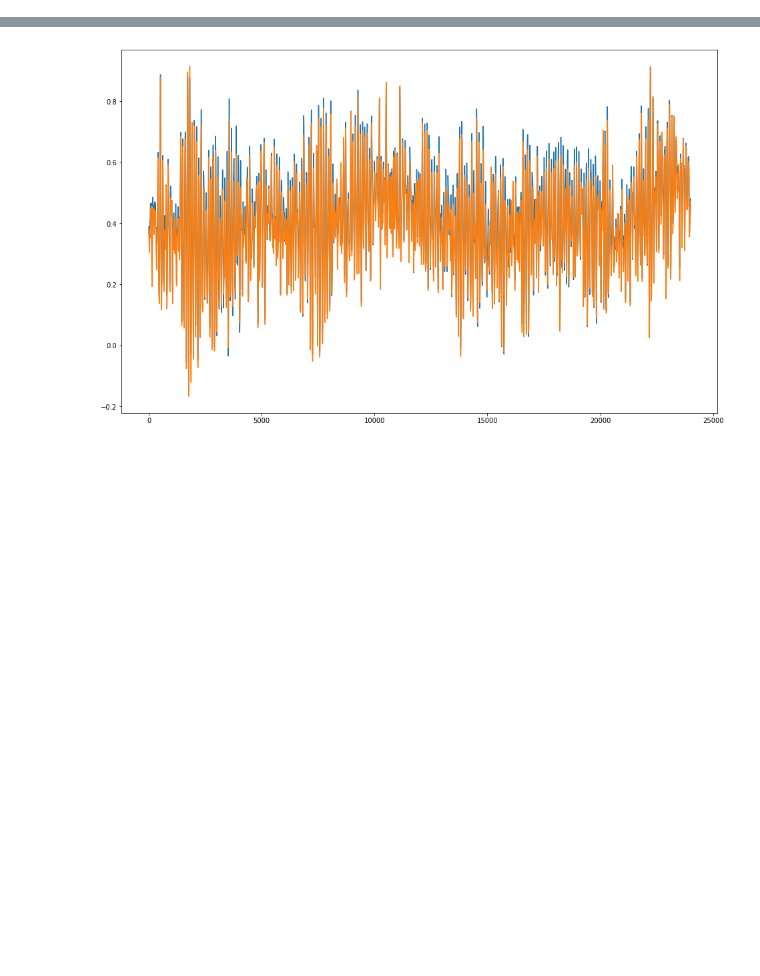
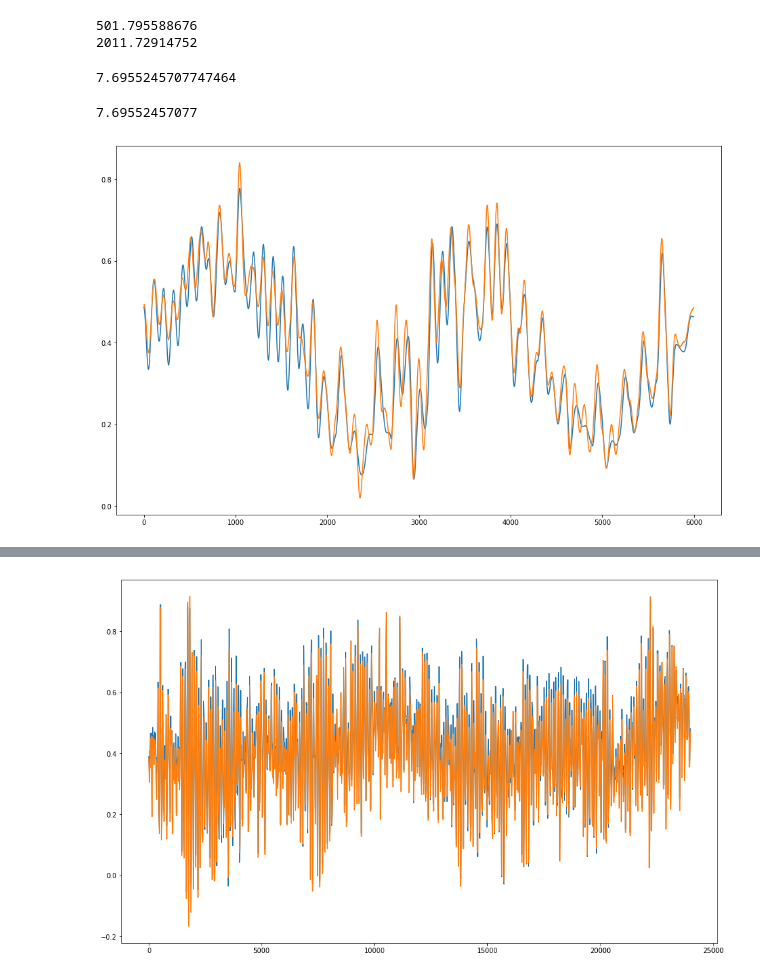
Before and after one commit to endrehp/FEM-ML2, a Jupyter notebook: RNN_velocity.ipynb, the cells around one changed output, grey strips where cells are left out. Saved outputs shown, nothing was run; the diff lists cells and outputs as text; code cells hidden in the pictures; blank space fills up the shorter version.

```diff
--- a/RNN_velocity.ipynb
+++ b/RNN_velocity.ipynb
@@ -133,14 +134,14 @@ def get_scalers(DF, Dy):
 
     return x_scaler, y_scaler
 # %%
-def get_batch_scalers(n_batches):
+def get_batch_scalers(n_batches, training_set):
 
     #Simple version
     for i in range(n_batches):
 
-        df_D = pd.read_csv('../training_batches/hD' + str(i+1) + '.csv')
-        df_F = pd.read_csv('../training_batches/hF' + str(i+1) + '.csv')
-        df_Dt = pd.read_csv('../training_batches/hDt' + str(i+1) + '.csv')
+        df_D = pd.read_csv('../training_batches/'+ training_set +'D' + str(i+1) + '.csv')
+        df_F = pd.read_csv('../training_batches/'+ training_set +'F' + str(i+1) + '.csv')
+        df_Dt = pd.read_csv('../training_batches/'+ training_set +'Dt' + str(i+1) + '.csv')
 
         if i == 0:
             x_range = df_D.values.max() - df_D.values.min()
@@ -153,9 +154,9 @@ def get_batch_scalers(n_batches):
                 x_range = new_x_range
                 imax = i
 
-    df_D = pd.read_csv('../training_batches/hD' + str(imax+1) + '.csv')
-    df_F = pd.read_csv('../training_batches/hF' + str(imax+1) + '.csv')
-    df_Dt = pd.read_csv('../training_batches/hDt' + str(imax+1) + '.csv')
+    df_D = pd.read_csv('../training_batches/'+ training_set +'D' + str(imax+1) + '.csv')
+    df_F = pd.read_csv('../training_batches/'+ training_set +'F' + str(imax+1) + '.csv')
+    df_Dt = pd.read_csv('../training_batches/'+ training_set +'Dt' + str(imax+1) + '.csv')
 
     DF, Dy = prepare_training_data(df_F, df_D, df_Dt, d)
     x_scaler, y_scaler = get_scalers(DF, Dy)
@@ -175,17 +176,19 @@ d = 10
 
 t0 = time.time()
 
-x_scaler, y_scaler = get_batch_scalers(n_batches) #Get global scalers
+#Select training set
+training_set = ''
+
+x_scaler, y_scaler = get_batch_scalers(n_batches, training_set) #Get global scalers
 
 #Hyperparameter settings
-epochs = 500
-layers = 3
-height = 50
+epochs = 100
+layers = 1
+height = 100
 batch_size = 1000
 lr = 0.0005
 
-#Select training set
-training_set = 'rr'
+
 
 for iteration in range(n_batches):
 
@@ -203,11 +206,11 @@ for iteration in range(n_batches):
     ts = time.time()
 
     #Initialize model
-    if iteration == 0:
-        model, callback_list = initialize_model(height, x_train, y_train, lr, layers)
+    #if iteration == 0:
+    #    model, callback_list = initialize_model(height, x_train, y_train, lr, layers)
 
     #Train model
-    hist = model.fit(x_train, y_train, epochs=epochs, callbacks=callback_list, batch_size=batch_size, verbose=1, shuffle=False)
+    #hist = model.fit(x_train, y_train, epochs=epochs, callbacks=callback_list, batch_size=batch_size, verbose=1, shuffle=False)
     #model.fit(x_train, y_train, epochs=100, callbacks=None, batch_size=1000, verbose=1, shuffle=False)
 
     training_time = time.time() - ts
@@ -243,7 +246,7 @@ for iteration in range(n_batches):
     print(info)
 
     #Write results in results table
-    df = pd.read_csv('../results/RNN_velocity_results.csv')
+    df = pd.read_csv('../results/RNN_velocity_results.csv', index_col=0)
 
     df = df.append({'training set': training_set, 'n_layers': layers, 'height': height, 'epochs': epochs, 'batch size': batch_size,
                     'learning rate': lr,
@@ -251,5 +254,5 @@ for iteration in range(n_batches):
                     'Test Error': test_error, 'Ind test error': ind_error, 'Ind train error': ind_train_error,
                     'Training time': training_time, 'Total time': total_time}, ignore_index = True)
 
-    df.to_csv('../results/RNN_velocity_results.csv', index_col=0)
+    df.to_csv('../results/RNN_velocity_results.csv')
 # %% [output]
@@ -293,3 +324,40 @@ df
+# %%
+ind_error = get_error(pred_ind, y_test[0:len(pred_ind[:,0]),0:n_nodes])
+print(ind_error)
+ind_train_error = get_error(pred_ind_train, y_train[0:len(pred_ind_train[:,0]),0:n_nodes])
+print(ind_train_error)
+# %% [output]
+501.795588676
+2011.72914752
+# %%
+#pred_test_all = independent_predictions(x_test)
+#pred_test = pred_test_all[:, 0:n_nodes]
+get_error(pred_test, y_test[0:len(pred_test[:,0]),0:n_nodes])
+# %% [output]
+7.6955245707747464
+# %%
+new_model = Sequential()
+new_model.add(LSTM(100, batch_input_shape=(1, d, n_features), stateful = False))
+new_model.add(Dense(len(y_train[0,:])))
+
+new_model.set_weights(model.get_weights())
+
+pred_ind_all = new_independent_predictions(x_test)
+pred_ind = pred_ind_all[:, 0:n_nodes]
+
+ind_error = get_error(pred_ind, y_test[0:len(pred_ind[:,0]),0:n_nodes])
+print(ind_error)
+# %% [output]
+7.69552457077
+# %%
+plt.figure(figsize=(16,10))
+#plt.plot(pred_test[:,n_nodes-1], 'x')
+#plt.plot(pred_ind[:,n_nodes-1])
+plt.plot(pred_test[:,n_nodes-1])
+plt.plot(y_test[:, n_nodes-1])
+plt.show()
+# %% [output]
+[figure, added]
 # %%
 ######################### BATCH TESTING ########################################
 
```
Also changed, not shown: parts of 10 cells of this notebook, 13 other files.
